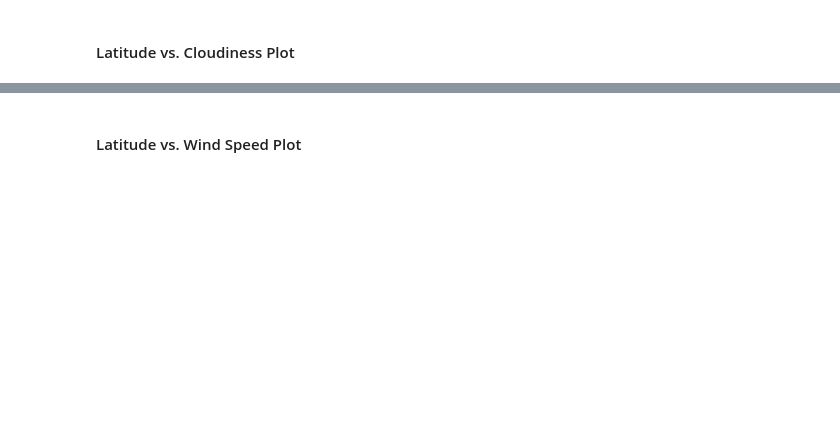
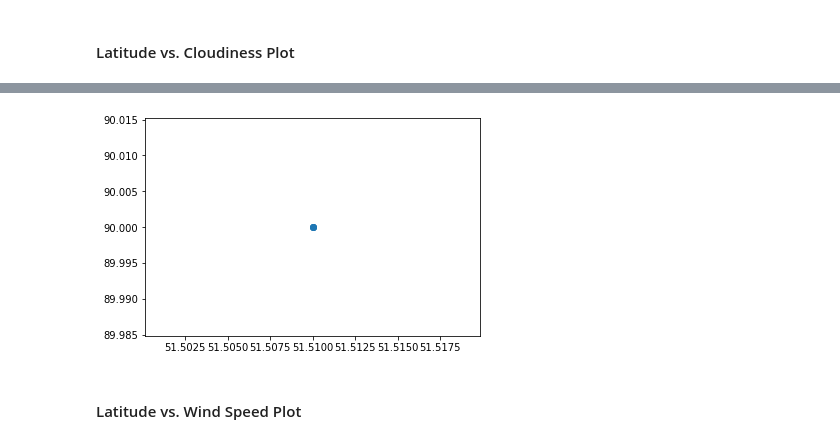
Before and after one commit to andyf117/weather_api, a Jupyter notebook: WeatherPy.ipynb, the cells around one changed output, grey strips where cells are left out. Saved outputs shown, nothing was run; the diff lists cells and outputs as text; code cells hidden in the pictures; blank space fills up the shorter version.

```diff
--- a/WeatherPy.ipynb
+++ b/WeatherPy.ipynb
@@ -137,2 +183,7 @@ dtype: int64
+# %%
+plt.scatter(lattitude,cloudiness)
+plt.show()
+# %% [output]
+[figure, added]
 # %% [markdown]
 #### Latitude vs. Wind Speed Plot
```
Also changed, not shown: parts of 13 cells of this notebook, 2 other files.
